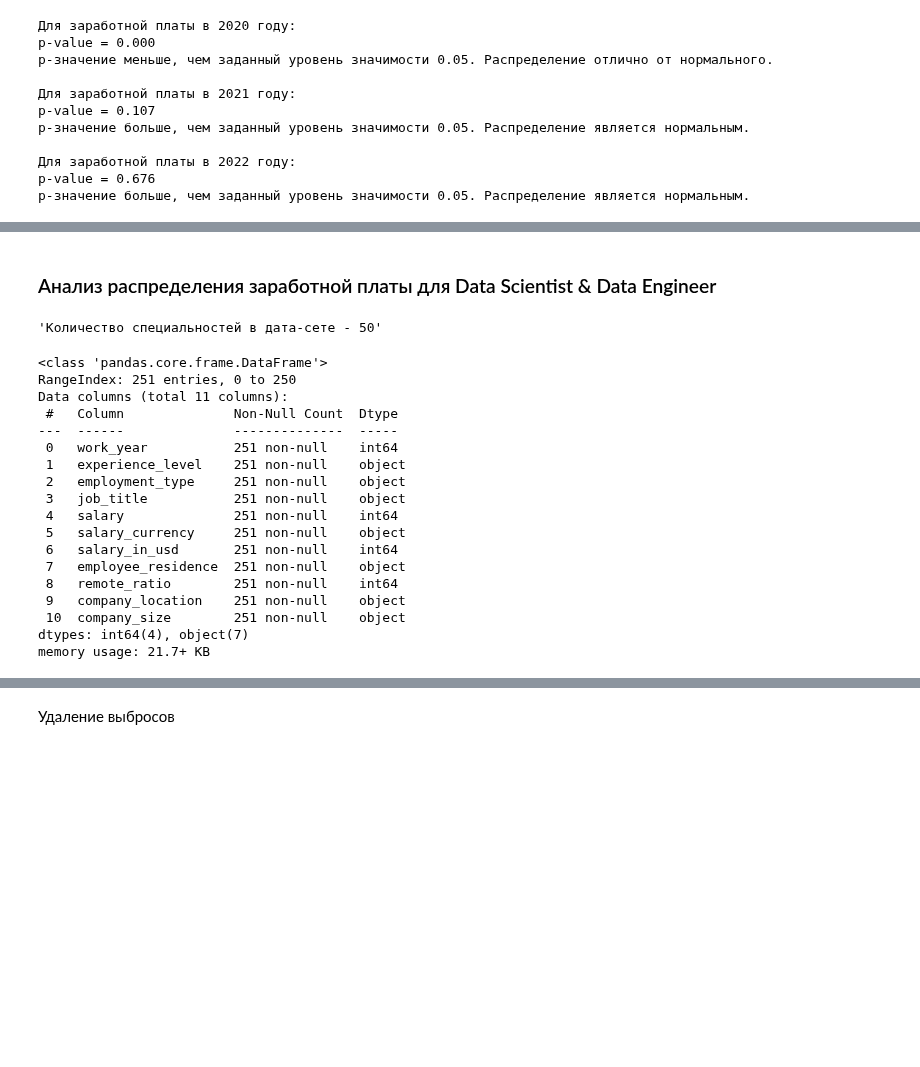
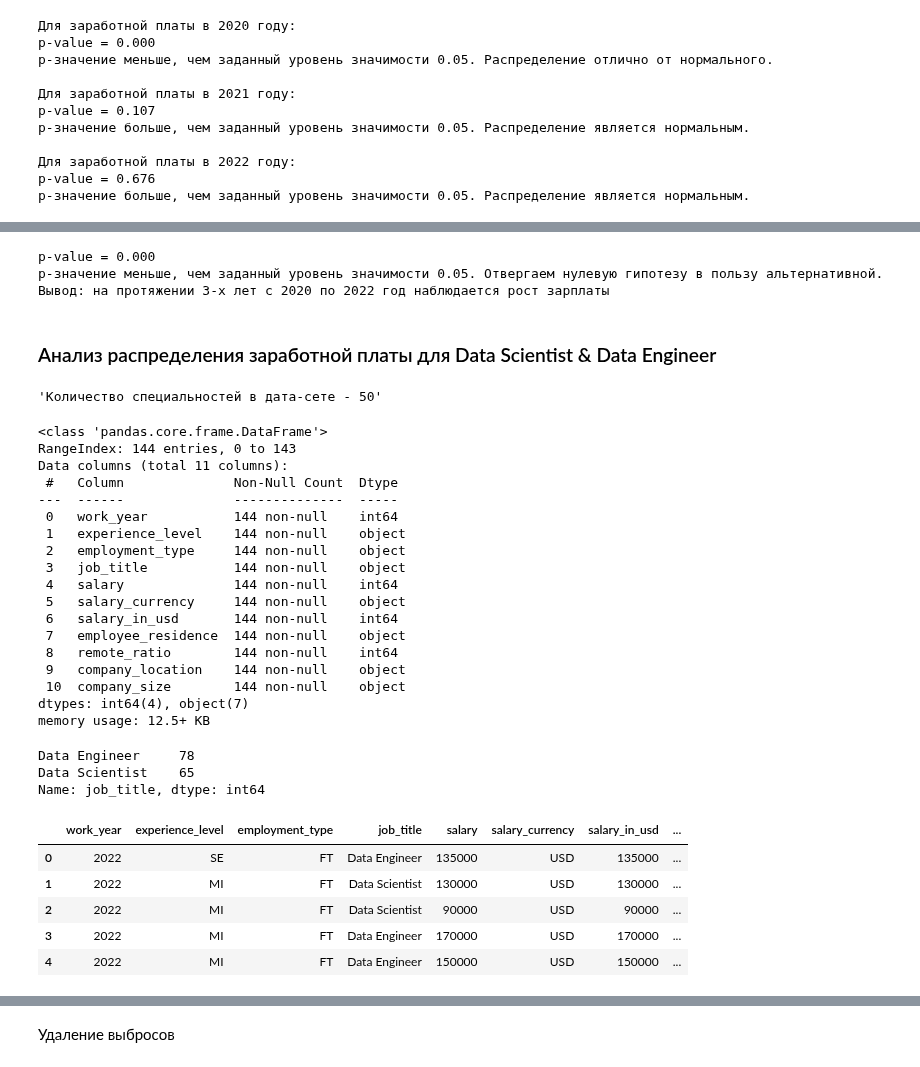
Before and after one commit to DmitriySky47/sf_data_science, a Jupyter notebook: Skillfactory/EDA_4_Статистические тесты/HW-02 Рекрутинг.ipynb, the cells around one changed output, grey strips where cells are left out. Drawn from its saved outputs; the diff is of its cells as text; code cells hidden in the pictures; blank space fills up the shorter version.

```diff
--- a/Skillfactory/EDA_4_Статистические тесты/HW-02 Рекрутинг.ipynb
+++ b/Skillfactory/EDA_4_Статистические тесты/HW-02 Рекрутинг.ipynb
@@ -265,30 +330,54 @@ Name: salary_in_usd, Length: 65, dtype: int64
+# %%
+# определим происходил ли рост зарплат на протяжении 3-х лет с 2020 по 2021 год.
+# Распределение значений зарплат 2021 - не соответстует нормальному, в 2021 и 2022 году нормальное.
+# Тестировать будем три зависимые группы. Значит выбраем непараметрический Критерий Фридмана.
+# Для проведения теста необходимо подать на вход три списка значений одинаковой длины.
+# Можно в меньший список добавить необходимое количество значений либо сделать выборку из большего списка,
+# т.е. отсечь необходимое количество значений
+# В рамках данного задания не будем дополнять списки медианными значениями.
+
+_, p = stats.friedmanchisquare(salary_DS_2020, salary_DS_2021[:len(salary_DS_2020)], salary_DS_2022[:len(salary_DS_2020)])
+decision_gipothesis(p)
+
+print("Вывод: на протяжении 3-х лет с 2020 по 2022 год наблюдается рост зарплаты")
+# %% [output]
+p-value = 0.000
+р-значение меньше, чем заданный уровень значимости 0.05. Отвергаем нулевую гипотезу в пользу альтернативной.
+Вывод: на протяжении 3-х лет с 2020 по 2022 год наблюдается рост зарплаты
 # %% [markdown]
 ### Анализ распределения заработной платы для Data Scientist & Data Engineer
 # %%
 # В дата-сете представлены данные по 50 специальностям.
 display(f"Количество специальностей в дата-сете - {data['job_title'].nunique()}")
 
-# Создадим выборку только для Data Scientist и Data Engineer
-data_DS_DE = data[(data.job_title == 'Data Scientist') | (data.job_title == 'Data Engineer')]
+# Создадим выборку по зарплате только для Data Scientist и Data Engineer pза 2022 год
+data_DS_DE = data[((data.job_title == 'Data Scientist') | (data.job_title == 'Data Engineer')) & (data.work_year == 2022)]
+#data_DS_DE = data[(data.job_title == 'Data Scientist') | (data.job_title == 'Data Engineer')]
 data_DS_DE.reset_index(drop=True, inplace=True) # сброс идекса строк
-data_DS_DE.info() # В выборке 251 строка, 11 столбцов
+data_DS_DE.info() # В выборке 143 строки, 11 столбцов
 # %% [output]
 'Количество специальностей в дата-сете - 50'
 <class 'pandas.core.frame.DataFrame'>
-RangeIndex: 251 entries, 0 to 250
+RangeIndex: 144 entries, 0 to 143
 Data columns (total 11 columns):
  #   Column              Non-Null Count  Dtype
 ---  ------              --------------  -----
- 0   work_year           251 non-null    int64
- 1   experience_level    251 non-null    object
- 2   employment_type     251 non-null    object
- 3   job_title           251 non-null    object
- 4   salary              251 non-null    int64
- 5   salary_currency     251 non-null    object
- 6   salary_in_usd       251 non-null    int64
- 7   employee_residence  251 non-null    object
- 8   remote_ratio        251 non-null    int64
- 9   company_location    251 non-null    object
- 10  company_size        251 non-null    object
+ 0   work_year           144 non-null    int64
+ 1   experience_level    144 non-null    object
+ 2   employment_type     144 non-null    object
+ 3   job_title           144 non-null    object
+ 4   salary              144 non-null    int64
+ 5   salary_currency     144 non-null    object
+ 6   salary_in_usd       144 non-null    int64
+ 7   employee_residence  144 non-null    object
+ 8   remote_ratio        144 non-null    int64
+ 9   company_location    144 non-null    object
+ 10  company_size        144 non-null    object
 dtypes: int64(4), object(7)
-memory usage: 21.7+ KB
+memory usage: 12.5+ KB
+# %%
+data_DS_DE["job_title"].value_counts() # проверяем, в выборке присутствуют данные только Data Scientist и Data Engineer
+# %% [output]
+Data Engineer     78
+Data Scientist    65
+Name: job_title, dtype: int64
@@ -295,3 +386,12 @@ memory usage: 21.7+ KB
+# %%
+data_DS_DE.head()
+# %% [output]
+|  | work_year | experience_level | employment_type | job_title | salary | salary_currency | salary_in_usd | ... |
+| 0 | 2022 | SE | FT | Data Engineer | 135000 | USD | 135000 | ... |
+| 1 | 2022 | MI | FT | Data Scientist | 130000 | USD | 130000 | ... |
+| 2 | 2022 | MI | FT | Data Scientist | 90000 | USD | 90000 | ... |
+| 3 | 2022 | MI | FT | Data Engineer | 170000 | USD | 170000 | ... |
+| 4 | 2022 | MI | FT | Data Engineer | 150000 | USD | 150000 | ... |
 # %%
 # Строим коробчатые диаграммы для DS & DE в зависимости от заработной платы
 plt.figure(figsize=(15, 8))
```
Also changed, not shown: parts of 18 cells of this notebook.
